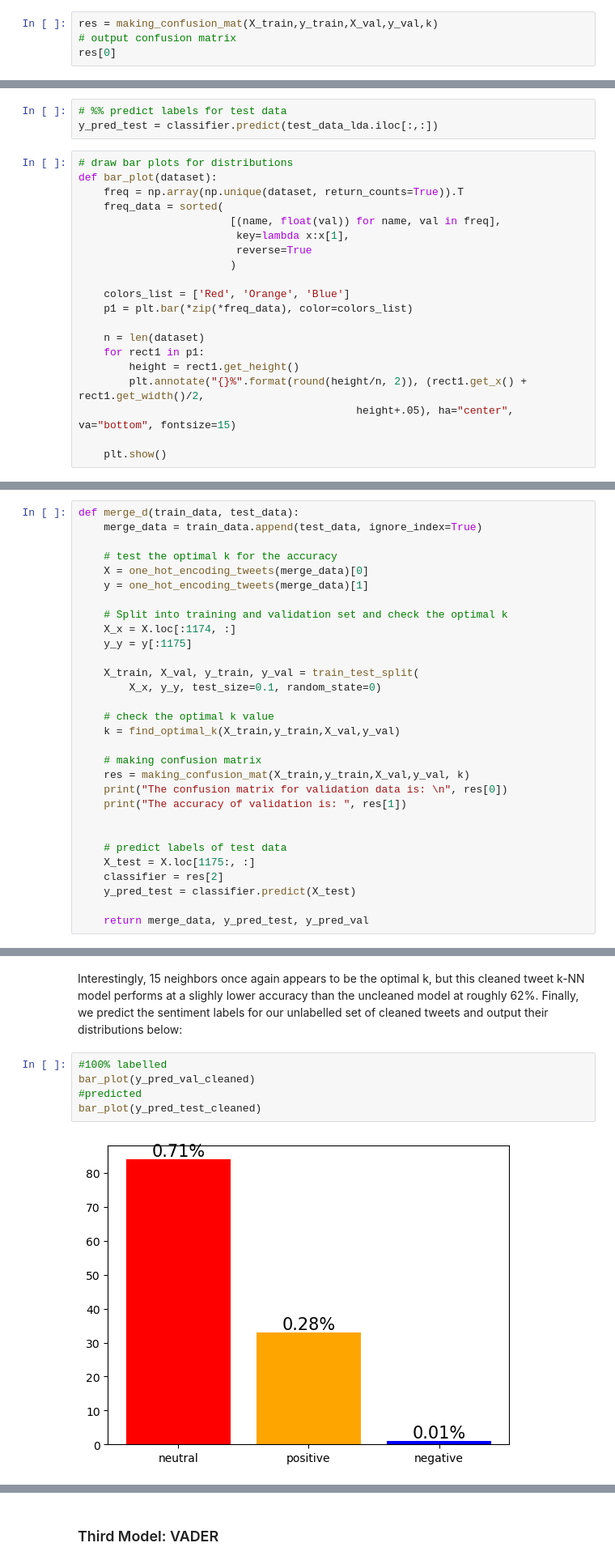
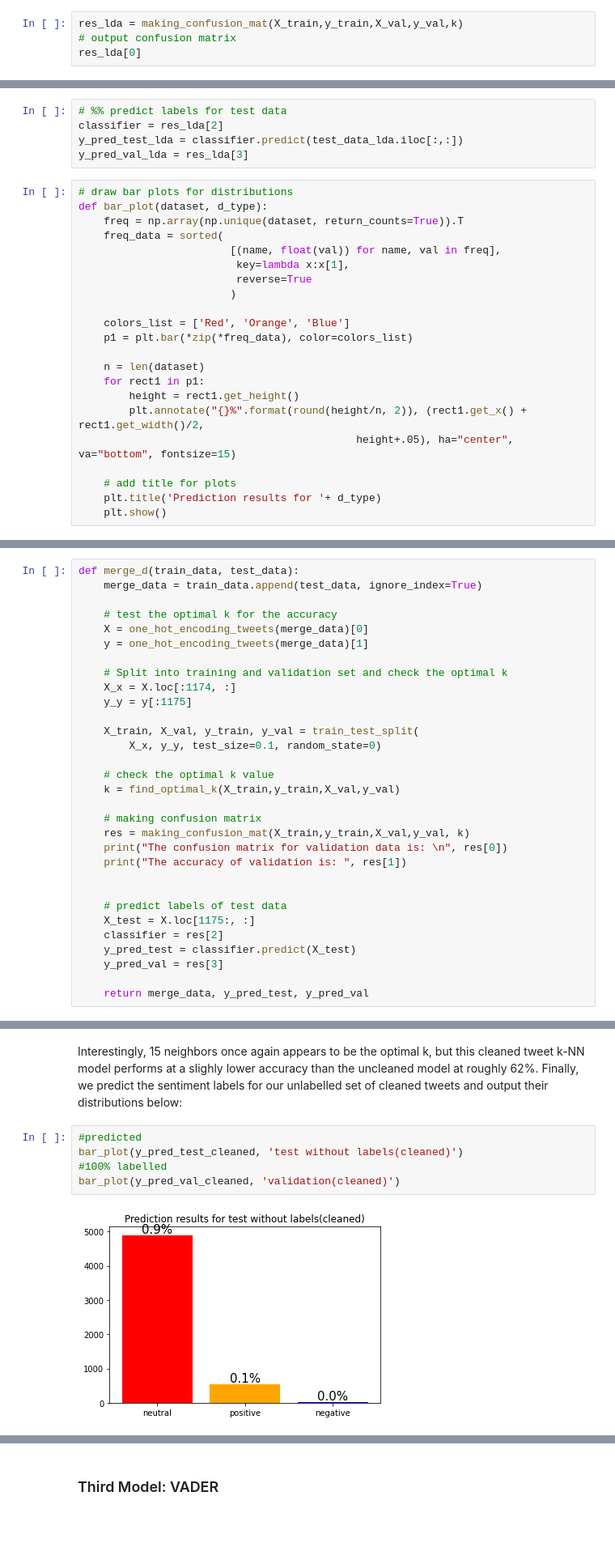
Before and after one commit to embarbos/natural-language-processing-twitter-data, a Jupyter notebook: group_19_final.ipynb, the cells around one changed output, grey strips where cells are left out. Shown: that part at 81% size. Cells and saved outputs as stored; diff of their text form; blank space fills up the shorter version.

```diff
--- a/group_19_final.ipynb
+++ b/group_19_final.ipynb
@@ -446,7 +435,7 @@ def making_confusion_mat(X_train,y_train,X_val,y_val,optimal_k):
 # %%
-res = making_confusion_mat(X_train,y_train,X_val,y_val,k)
+res_lda = making_confusion_mat(X_train,y_train,X_val,y_val,k)
 # output confusion matrix
-res[0]
+res_lda[0]
 # %% [output]
 array([[ 1,  5,  6],
        [ 4, 41, 16],
@@ -464,10 +453,12 @@ K-NN RUN ON UNLABELLED SET OF LDA VECTORS
 The next step is to try the k-NN algorithm as a sentiment label predictor on our unlabelled data, and compare its predicted label distribution to that of the pre-labelled distribution. It is input here:
 # %%
 # %% predict labels for test data
-y_pred_test = classifier.predict(test_data_lda.iloc[:,:])
+classifier = res_lda[2]
+y_pred_test_lda = classifier.predict(test_data_lda.iloc[:,:])
+y_pred_val_lda = res_lda[3]
 # %%
 # draw bar plots for distributions
-def bar_plot(dataset):
+def bar_plot(dataset, d_type):
     freq = np.array(np.unique(dataset, return_counts=True)).T
     freq_data = sorted(
                         [(name, float(val)) for name, val in freq],
@@ -484,5 +475,7 @@ def bar_plot(dataset):
         plt.annotate("{}%".format(round(height/n, 2)), (rect1.get_x() + rect1.get_width()/2,
                                             height+.05), ha="center", va="bottom", fontsize=15)
 
+    # add title for plots
+    plt.title('Prediction results for '+ d_type)
     plt.show()
 # %%
@@ -557,6 +550,7 @@ def merge_d(train_data, test_data):
     X_test = X.loc[1175:, :]
     classifier = res[2]
     y_pred_test = classifier.predict(X_test)
+    y_pred_val = res[3]
 
     return merge_data, y_pred_test, y_pred_val
 # %% [markdown]
@@ -602,9 +596,9 @@ The accuracy of validation is:  0.6186440677966102
 # %% [markdown]
 Interestingly, 15 neighbors once again appears to be the optimal k, but this cleaned tweet k-NN model performs at a slighly lower accuracy than the uncleaned model at roughly 62%. Finally, we predict the sentiment labels for our unlabelled set of cleaned tweets and output their distributions below:
 # %%
+#predicted
+bar_plot(y_pred_test_cleaned, 'test without labels(cleaned)')
 #100% labelled
-bar_plot(y_pred_val_cleaned)
-#predicted
-bar_plot(y_pred_test_cleaned)
+bar_plot(y_pred_val_cleaned, 'validation(cleaned)')
 # %% [output]
-[figure, old version]
+[figure, new version]
```
Also changed, not shown: parts of 14 cells of this notebook.
